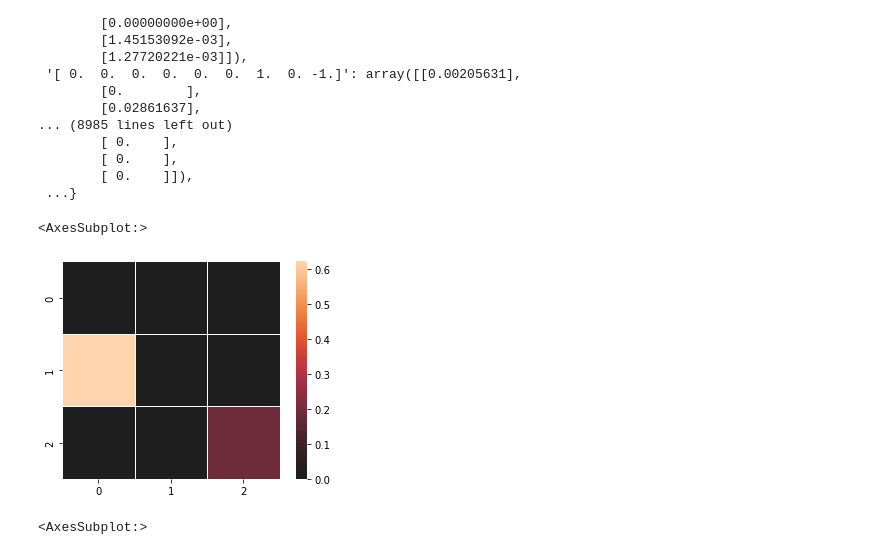
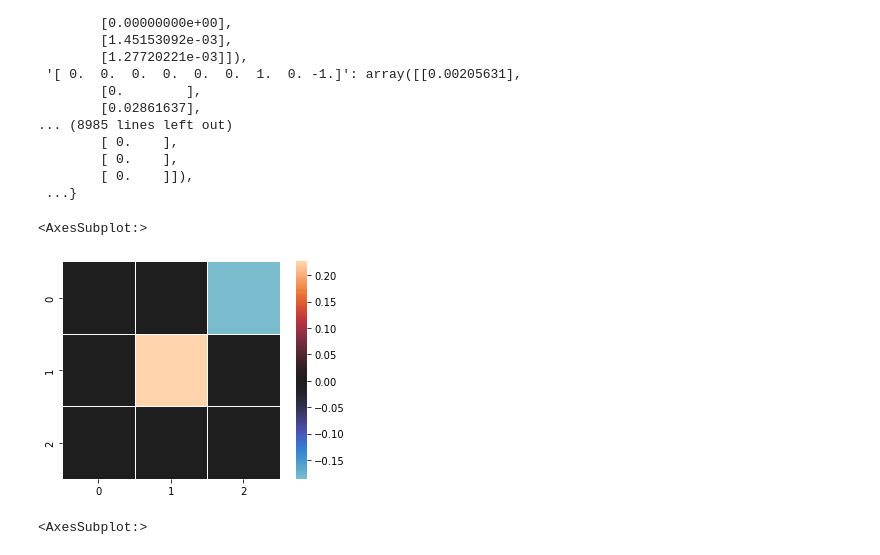
Before and after one commit to giuliamesc/tic_tac_toe, a Jupyter notebook: main_debug.ipynb, the cells around one changed output. Drawn from its saved outputs; the diff is of its cells as text; code cells hidden in the pictures.

Commit message:
new plots

```diff
--- a/main_debug.ipynb
+++ b/main_debug.ipynb
@@ -754,11 +827,11 @@ game.q_player1.states_value
 # %%
 #Question 10
 #states1 = game.q_player1.get_state_key(np.array([[0, 0., 1.], [0., 0., 1.], [-1., 0., 0.]]))
-states1 =  '[-1. -1.  1. -0.  1.  1. -1. -1. -0.]'
+states1 =  '[-1. -1. -0.  1. -0.  1. -1.  1. -1.]'
 sn.heatmap(game.q_player1.states_value[states1].reshape(3,3), center = 0, square = True, linewidths=.5)
 # %% [output]
 <AxesSubplot:>
-[figure, old version]
+[figure, new version]
 # %%
 states2 = '[0. 0. 0. 0. 0. 0. 0. 0. 0.]'
 sn.heatmap(game.q_player1.states_value[states2].reshape(3,3), center=0, square = True, linewidths=.5)
```
Also changed, not shown: parts of 5 cells of this notebook, 2 other files.
